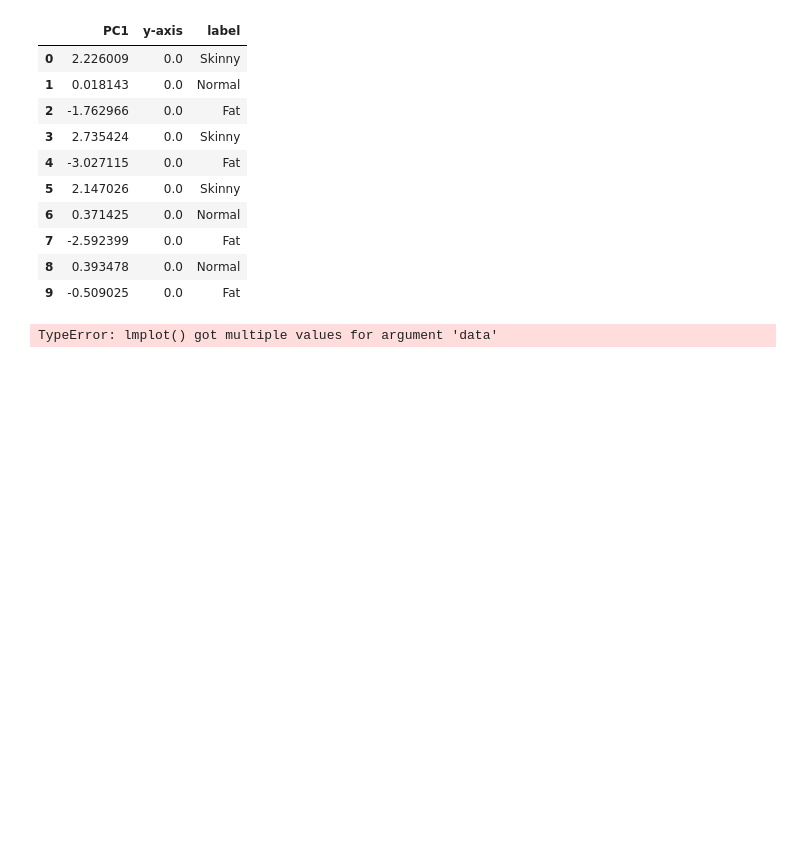
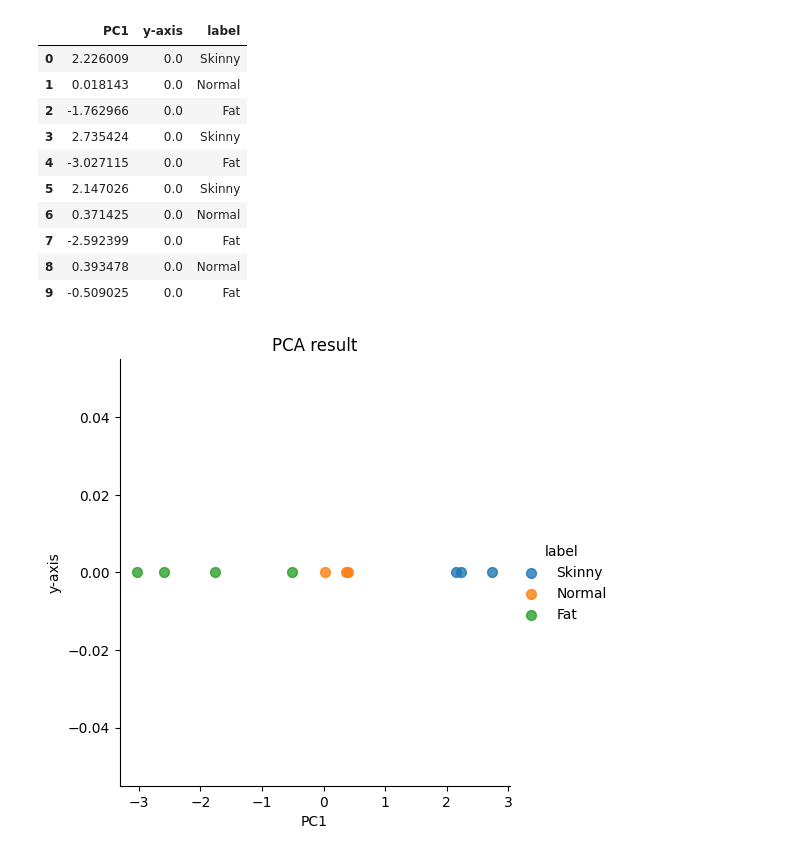
Before and after one commit to KangChangSeong/TIL, a Jupyter notebook: code/pca.ipynb, the cells around one changed output. Saved outputs shown, nothing was run; the diff lists cells and outputs as text; code cells hidden in the pictures; blank space fills up the shorter version.

```diff
--- a/code/pca.ipynb
+++ b/code/pca.ipynb
@@ -128,15 +141,14 @@ import matplotlib.pyplot as plt
 import seaborn as sns
 %matplotlib inline
 # %%
-sns.lmplot('PC1', 'y-axis', data=result, fit_reg=False,  # x-axis, y-axis, data, no line
-           scatter_kws={"s": 50}, # marker size
-           hue="label") # color
+sns.lmplot(data=result, x='PC1', y='y-axis', hue="label", fit_reg=False,
+           scatter_kws={"s": 50}, )
 
 # title
 plt.title('PCA result')
 plt.show()
 # %% [output]
-TypeError: lmplot() got multiple values for argument 'data'
+[figure, added]
 # %%
 #사이킷런으로 PCA 알고리즘 사용
 from sklearn import decomposition
```
Also changed, not shown: parts of 2 cells of this notebook.
